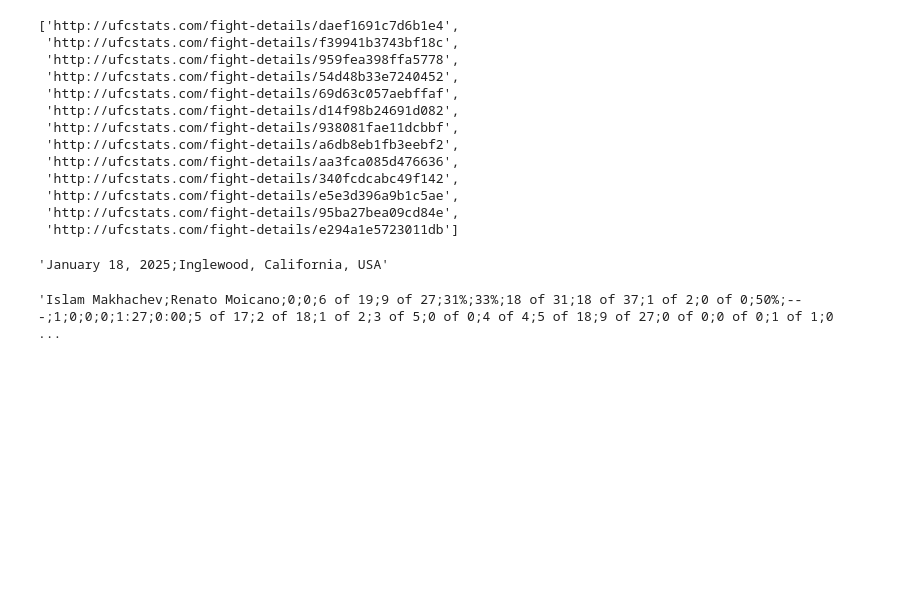
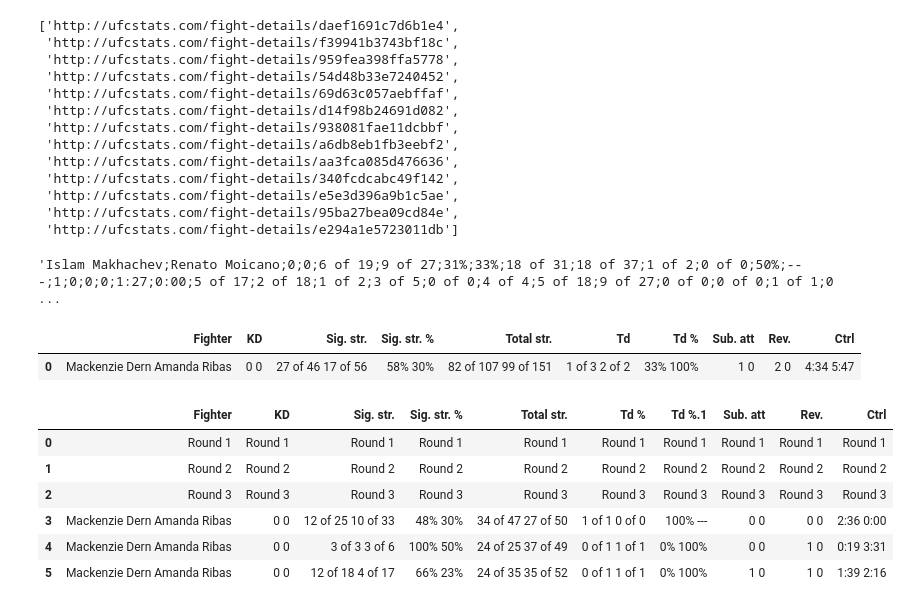
Before and after one commit to pdornian/frankie_edgar_memorial, a Jupyter notebook: notebooks/sandbox.ipynb, the cells around one changed output. Drawn from its saved outputs; the diff is of its cells as text; code cells hidden in the pictures; blank space fills up the shorter version.

```diff
--- a/notebooks/sandbox.ipynb
+++ b/notebooks/sandbox.ipynb
@@ -437,10 +434,6 @@ event_soup = make_soup('http://ufcstats.com/event-details/39f68882def7a507')
 scraper=FightDataScraper()
 # %%
 event_info = scraper._get_event_info(event_soup)
-# %%
-event_info
-# %% [output]
-'January 18, 2025;Inglewood, California, USA'
 # %%
 scraper._get_fight_stats_task(fight='http://ufcstats.com/fight-details/daef1691c7d6b1e4', event_info=event_info)
 # %% [output]
@@ -447,0 +472,17 @@ scraper._get_fight_stats_task(fight='http://ufcstats.com/fight-details/daef1691c
+# %%
+test=pd.read_html('http://ufcstats.com/fight-details/f46308108eb9261a', header=0)
+# %%
+test[0]
+# %% [output]
+|  | Fighter | KD | Sig. str. | Sig. str. % | Total str. | Td | Td % | Sub. att | Rev. | Ctrl |
+| 0 | Mackenzie Dern Amanda Ribas | 0 0 | 27 of 46 17 of 56 | 58% 30% | 82 of 107 99 of 151 | 1 of 3 2 of 2 | 33% 100% | 1 0 | 2 0 | 4:34 5:47 |
+# %%
+test[1]
+# %% [output]
+|  | Fighter | KD | Sig. str. | Sig. str. % | Total str. | Td % | Td %.1 | Sub. att | Rev. | Ctrl |
+| 0 | Round 1 | Round 1 | Round 1 | Round 1 | Round 1 | Round 1 | Round 1 | Round 1 | Round 1 | Round 1 |
+| 1 | Round 2 | Round 2 | Round 2 | Round 2 | Round 2 | Round 2 | Round 2 | Round 2 | Round 2 | Round 2 |
+| 2 | Round 3 | Round 3 | Round 3 | Round 3 | Round 3 | Round 3 | Round 3 | Round 3 | Round 3 | Round 3 |
+| 3 | Mackenzie Dern Amanda Ribas | 0 0 | 12 of 25 10 of 33 | 48% 30% | 34 of 47 27 of 50 | 1 of 1 0 of 0 | 100% --- | 0 0 | 0 0 | 2:36 0:00 |
+| 4 | Mackenzie Dern Amanda Ribas | 0 0 | 3 of 3 3 of 6 | 100% 50% | 24 of 25 37 of 49 | 0 of 1 1 of 1 | 0% 100% | 0 0 | 1 0 | 0:19 3:31 |
+| 5 | Mackenzie Dern Amanda Ribas | 0 0 | 12 of 18 4 of 17 | 66% 23% | 24 of 35 35 of 52 | 0 of 1 1 of 1 | 0% 100% | 1 0 | 1 0 | 1:39 2:16 |
```
Also changed, not shown: parts of 10 cells of this notebook, 1 other file.
